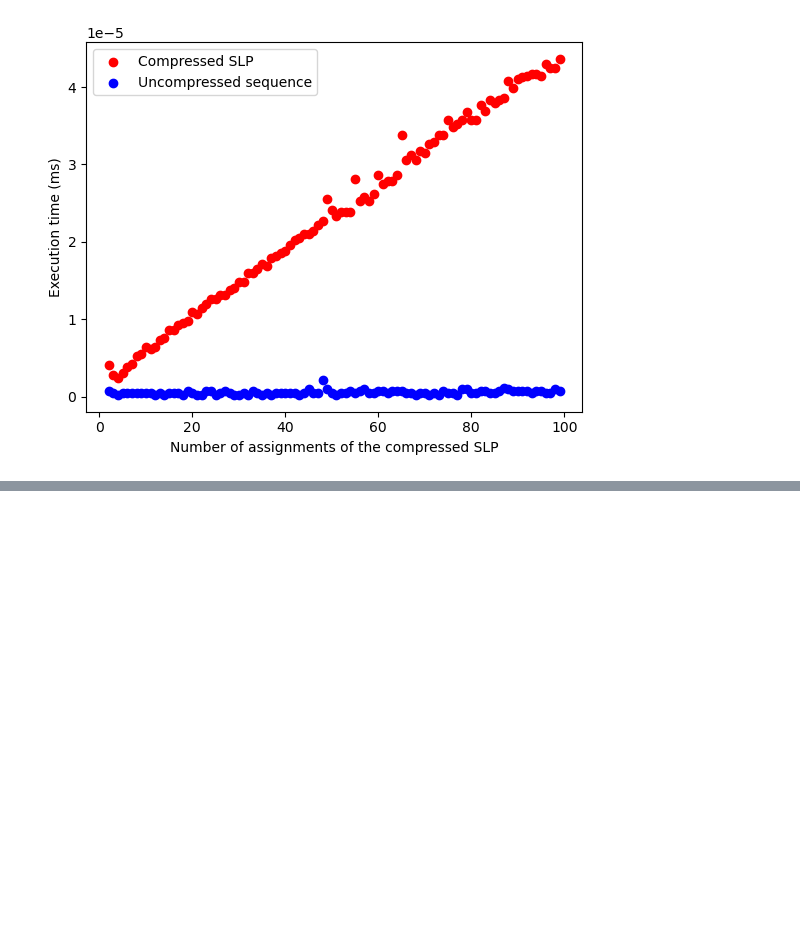
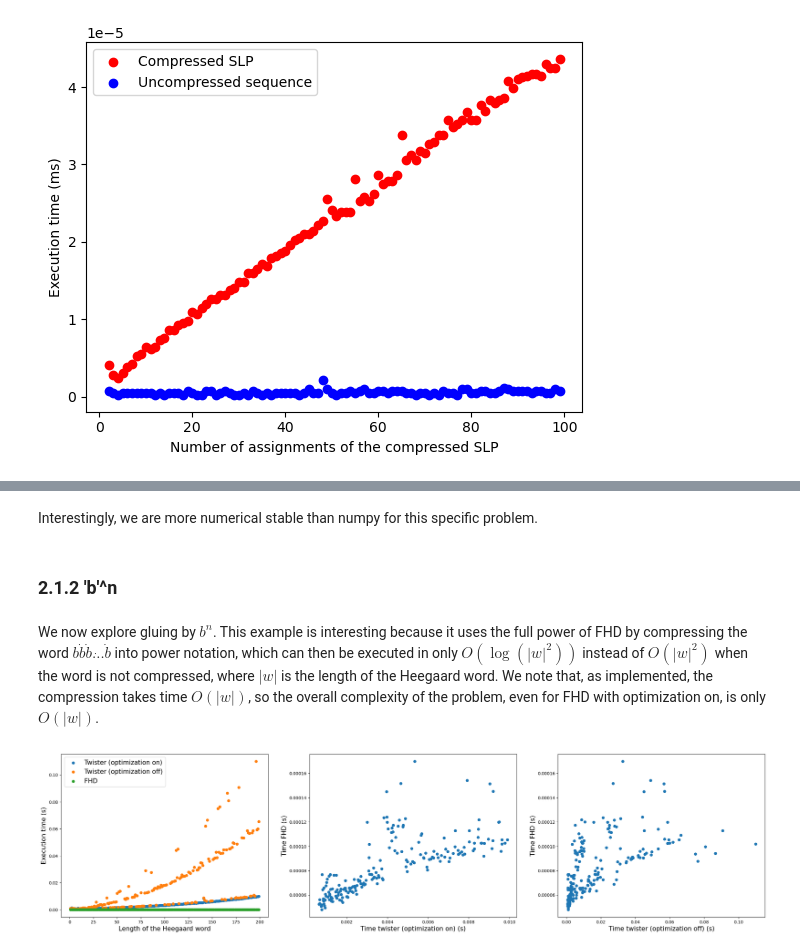
Before and after one commit to HLovisiEnnes/FHDpy, a Jupyter notebook: Tests.ipynb, the cells around one changed output, grey strips where cells are left out. Cells and saved outputs as stored; diff of their text form; code cells hidden in the pictures; blank space fills up the shorter version.

```diff
--- a/Tests.ipynb
+++ b/Tests.ipynb
@@ -415,0 +555,59 @@ plt.show()
+# %% [markdown]
+Interestingly, we are more numerical stable than numpy for this specific problem.
+# %% [markdown]
+### 2.1.2 'b'^n
+# %% [markdown]
+We now explore gluing by $b^n$. This example is interesting because it uses the full power of FHD by compressing the word $b\dot b\dot b\dot\dots\dot b$ into power notation, which can then be executed in only $O(\log(|w|^2))$ instead of $O(|w|^2)$ when the word is not compressed, where $|w|$ is the length of the Heegaard word. We note that, as implemented, the compression takes time $O(|w|)$, so the overall complexity of the problem, even for FHD with optimization on, is only $O(|w|)$.
+# %%
+n_max = 200
+
+time_twister = []
+time_twister_no_optimization = []
+time_fhd = []
+
+fhd_diagram = FHD.FHDLong(alpha_curves_standard, alpha_curves_edges, generators_standard, generators_edge)
+
+for n in range(1,n_max):
+    gluing = 'b'*n
+
+    start = time.time()
+    manifold_optimized = torus.splitting(gluing = gluing, handles= 'a*A')
+    manifold_optimized.homology()
+    end = time.time()
+    time_twister.append(end-start)
+
+    start = time.time()
+    manifold_not_optimized = torus.splitting(gluing = gluing, handles= 'a*A', optimize = False)
+    manifold_not_optimized.homology()
+    end = time.time()
+    time_twister_no_optimization.append(end-start)
+
+    start = time.time()
+    fhd_diagram.reset()
+    fhd_diagram.dehn_twist(gluing, compress = True)
+    fhd_diagram.homology()
+    end = time.time()
+    time_fhd.append(end-start)
+
+
+fig, axs = plt.subplots(1,3, figsize = (30,7))
+
+axs[0].scatter(range(1,n_max), time_twister, label = 'Twister (optimization on)')
+axs[0].scatter(range(1,n_max), time_twister_no_optimization, label = 'Twister (optimization off)')
+axs[0].scatter(range(1,n_max), time_fhd, label = 'FHD')
+axs[0].legend(fontsize = 15)
+axs[0].set_xlabel('Length of the Heegaard word', fontsize = 15)
+axs[0].set_ylabel('Execution time (s)', fontsize = 15)
+
+axs[1].scatter(time_twister, time_fhd)
+axs[1].set_xlabel( 'Time twister (optimization on) (s)', fontsize = 15)
+axs[1].set_ylabel('Time FHD (s)', fontsize = 15)
+
+axs[2].scatter(time_twister_no_optimization, time_fhd)
+axs[2].set_xlabel( 'Time twister (optimization off) (s)', fontsize = 15)
+axs[2].set_ylabel('Time FHD (s)', fontsize = 15)
+
+plt.savefig('Images/b^n.pdf')
+plt.show()
+# %% [output]
+[figure, added]
```
Also changed, not shown: parts of 29 cells of this notebook, 5 other files.
